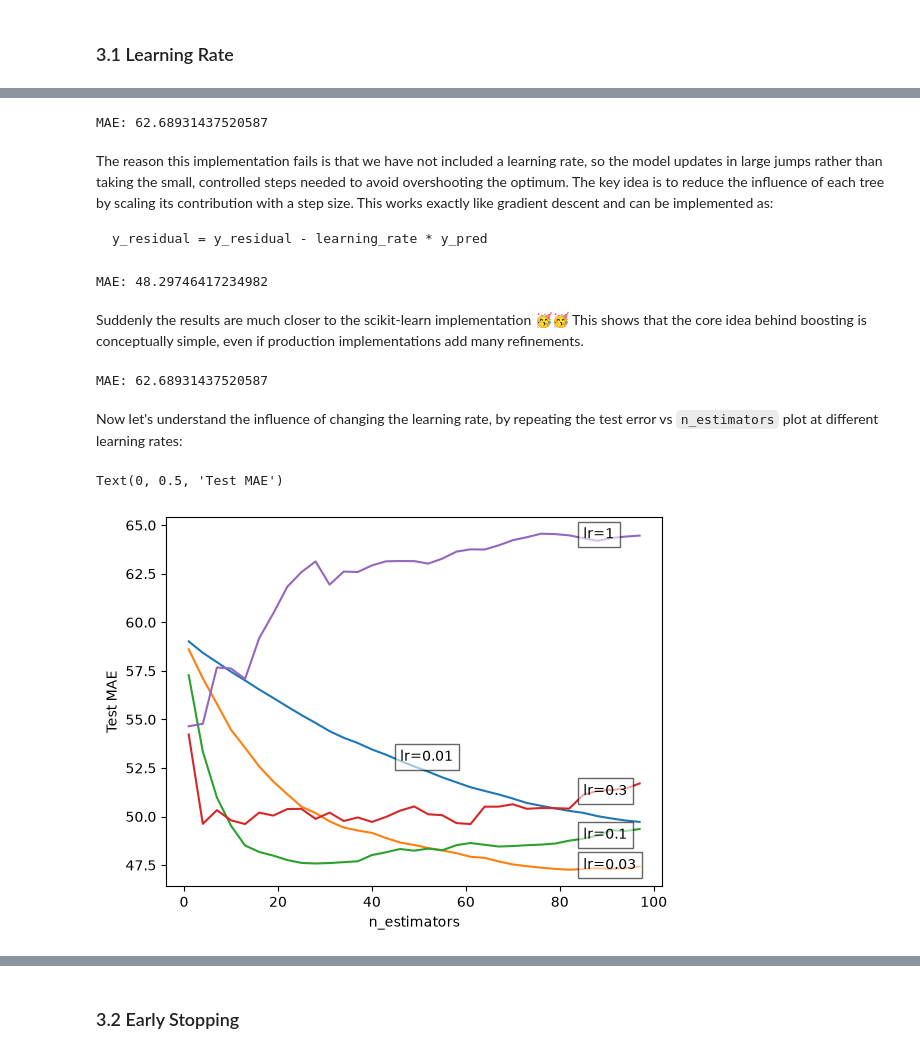
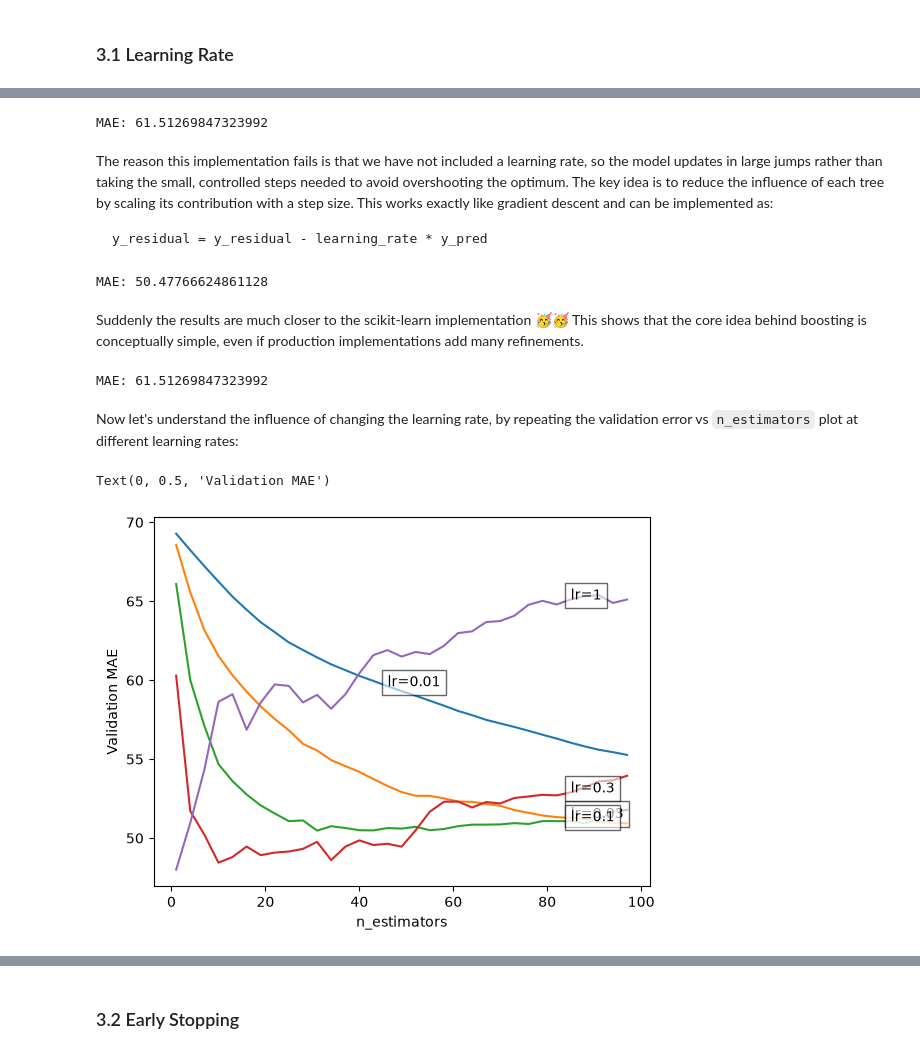
Before and after one commit to BredaUniversityADSAI/introduction-to-ml, a Jupyter notebook: self-study/theme-5/03_gradient_boosting.ipynb, the cells around one changed output, grey strips where cells are left out. Drawn from its saved outputs; the diff is of its cells as text; code cells hidden in the pictures.

```diff
--- a/self-study/theme-5/03_gradient_boosting.ipynb
+++ b/self-study/theme-5/03_gradient_boosting.ipynb
@@ -392,11 +388,11 @@ for i in range(n_estimators):
     y_pred = dt.predict(X_train)
     y_residual = y_residual - y_pred
 
-y_pred = sum(dt.predict(X_test) for dt in boosted_forest)
-mae = mean_absolute_error(y_test, y_pred)
+y_pred = sum(dt.predict(X_val) for dt in boosted_forest)
+mae = mean_absolute_error(y_val, y_pred)
 print("MAE:", mae)
 # %% [output]
-MAE: 62.68931437520587
+MAE: 61.51269847323992
 # %% [markdown]
 The reason this implementation fails is that we have not included a learning rate, so the model updates in large jumps rather than taking the small, controlled steps needed to avoid overshooting the optimum. The key idea is to reduce the influence of each tree by scaling its contribution with a step size. This works exactly like gradient descent and can be implemented as:
 
@@ -414,11 +410,11 @@ for i in range(n_estimators):
     boosted_forest.append(dt)
     y_pred = dt.predict(X_train)
     y_residual = y_residual - learning_rate * y_pred # ADD lr
-y_pred = sum(learning_rate * dt.predict(X_test) for dt in boosted_forest) # ADD lr
-mae = mean_absolute_error(y_test, y_pred)
+y_pred = sum(learning_rate * dt.predict(X_val) for dt in boosted_forest) # ADD lr
+mae = mean_absolute_error(y_val, y_pred)
 print("MAE:", mae)
 # %% [output]
-MAE: 48.29746417234982
+MAE: 50.47766624861128
 # %% [markdown]
 Suddenly the results are much closer to the scikit-learn implementation 🥳🥳 This shows that the core idea behind boosting is conceptually simple, even if production implementations add many refinements.
 # %%
@@ -434,13 +430,13 @@ for i in range(n_estimators):
     boosted_forest.append(dt)
     y_pred = dt.predict(X_train)
     y_residual = y_residual - learning_rate * y_pred
-y_pred = sum(learning_rate * dt.predict(X_test) for dt in boosted_forest)
-mae = mean_absolute_error(y_test, y_pred)
+y_pred = sum(learning_rate * dt.predict(X_val) for dt in boosted_forest)
+mae = mean_absolute_error(y_val, y_pred)
 print("MAE:", mae)
 # %% [output]
-MAE: 62.68931437520587
+MAE: 61.51269847323992
 # %% [markdown]
-Now let's understand the influence of changing the learning rate, by repeating the test error vs `n_estimators` plot at different learning rates:
+Now let's understand the influence of changing the learning rate, by repeating the validation error vs `n_estimators` plot at different learning rates:
 # %%
 plot_dict = {}
 
@@ -451,8 +447,8 @@ for learning_rate in [0.01, 0.03, 0.1, 0.3, 1]:
     for n_estimators in range(1, 100, 3):
         gbr = GradientBoostingRegressor(random_state=0, n_estimators=n_estimators, learning_rate=learning_rate)
         gbr.fit(X_train, y_train)
-        y_pred = gbr.predict(X_test)
-        mae = mean_absolute_error(y_test, y_pred)
+        y_pred = gbr.predict(X_val)
+        mae = mean_absolute_error(y_val, y_pred)
         x_for_plotting.append(n_estimators)
         y_for_plotting.append(mae)
 
@@ -460,16 +456,16 @@ for learning_rate in [0.01, 0.03, 0.1, 0.3, 1]:
 # %%
 annotation_location = {0.01: 15, 0.03: -5, 0.1: -5, 0.3: -5, 1: -5}
 for lr in plot_dict:
     x_vals, y_vals = plot_dict[lr]
     plt.plot(x_vals, y_vals)
     # annotate lr on the curves
     plt.text(x_vals[annotation_location[lr]], y_vals[annotation_location[lr]], f'lr={lr}', fontsize=10, bbox=dict(facecolor='white', alpha=0.6, edgecolor='black'))
 
 plt.xlabel('n_estimators')
-plt.ylabel('Test MAE')
+plt.ylabel('Validation MAE')
 # %% [output]
-Text(0, 0.5, 'Test MAE')
+Text(0, 0.5, 'Validation MAE')
-[figure, old version]
+[figure, new version]
 # %% [markdown]
 The best way to read this plot is to track how the behavior changes as the learning rate decreases from 1 to 0.01.
 
```
Also changed, not shown: parts of 43 cells of this notebook, 9 other files.
